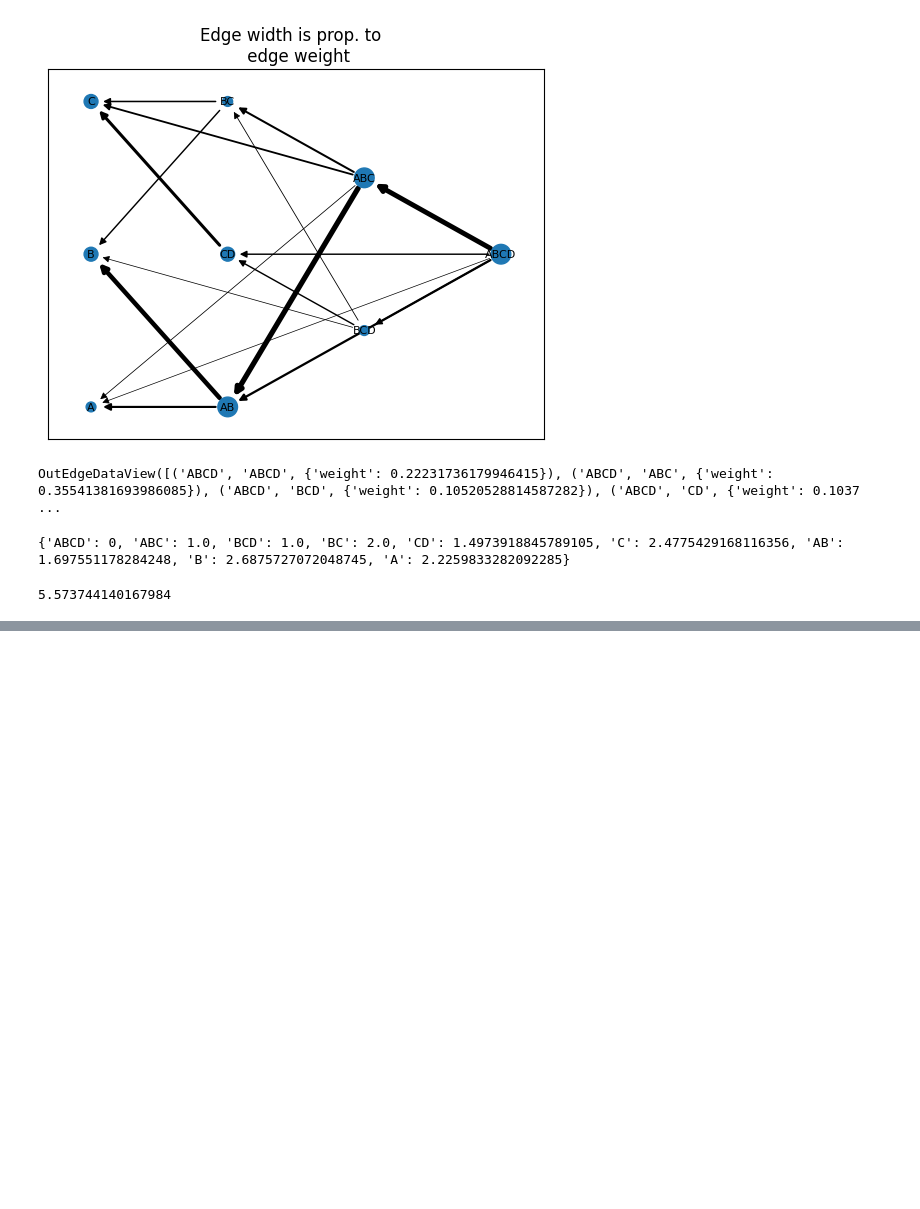
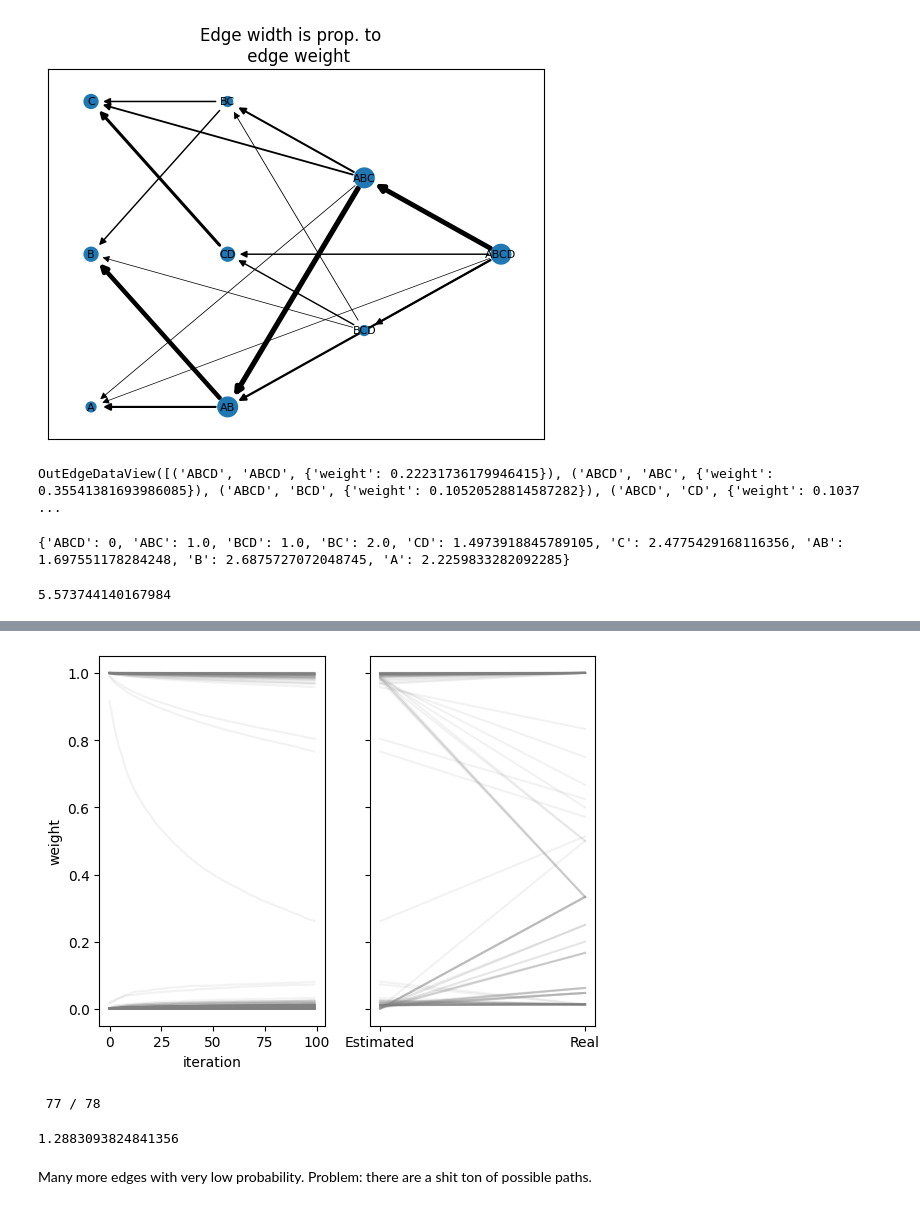
Before and after one commit to ErikHartman/disassembly, a Jupyter notebook: src/weight_estimation_new_method.ipynb, the cells around one changed output, grey strips where cells are left out. Saved outputs shown, nothing was run; the diff lists cells and outputs as text; code cells hidden in the pictures; blank space fills up the shorter version.

```diff
--- a/src/weight_estimation_new_method.ipynb
+++ b/src/weight_estimation_new_method.ipynb
@@ -197,0 +258,36 @@ get_disassembly(P, disassembly_indexes)
+# %%
+real_vs_estimated_weights = []
+for source, copy_number_source in P.items():
+    sum_out_edges = sum(
+        [data["weight"] for _, _, data in sequence_graph.out_edges(source, data=True)]
+    )
+    for source, target, data in sequence_graph.out_edges(source, data=True):
+        if target not in P:
+            continue
+        real_weight = data["weight"] / (copy_number_source + sum_out_edges)
+        estimated_weight = G[source][target]["weight"]
+        real_vs_estimated_weights.append((real_weight, estimated_weight))
+
+    self_weight = copy_number_source / (sum_out_edges + copy_number_source)
+    estimated_self_weight = G[source][source]["weight"]
+    real_vs_estimated_weights.append((self_weight, estimated_self_weight))
+# %%
+fig, axs = plt.subplots(1, 2, sharey=True)
+axs[0].set_ylabel("weight")
+axs[0].plot(weights.T, alpha=0.1, color="gray")
+for r, e in real_vs_estimated_weights:
+    axs[1].plot([0, 1], [e, r], alpha=0.1, color="gray")
+axs[1].set_xticks([0, 1], ["Estimated", "Real"])
+axs[0].set_xlabel("iteration")
+
+plt.show()
+# %% [output]
+[figure, added]
+# %%
+from disassembly.disassembly import get_disassembly_indexes
+from disassembly.disassembly import get_disassembly
+disassembly_indexes = get_disassembly_indexes(sequence_graph)
+get_disassembly(P, disassembly_indexes)
+# %% [output]
+ 77 / 78
+1.2883093824841356
@@ -197,0 +307,2 @@ get_disassembly(P, disassembly_indexes)
+# %% [markdown]
+Many more edges with very low probability. Problem: there are a shit ton of possible paths.
```
Also changed, not shown: parts of 4 cells of this notebook, 4 other files.
